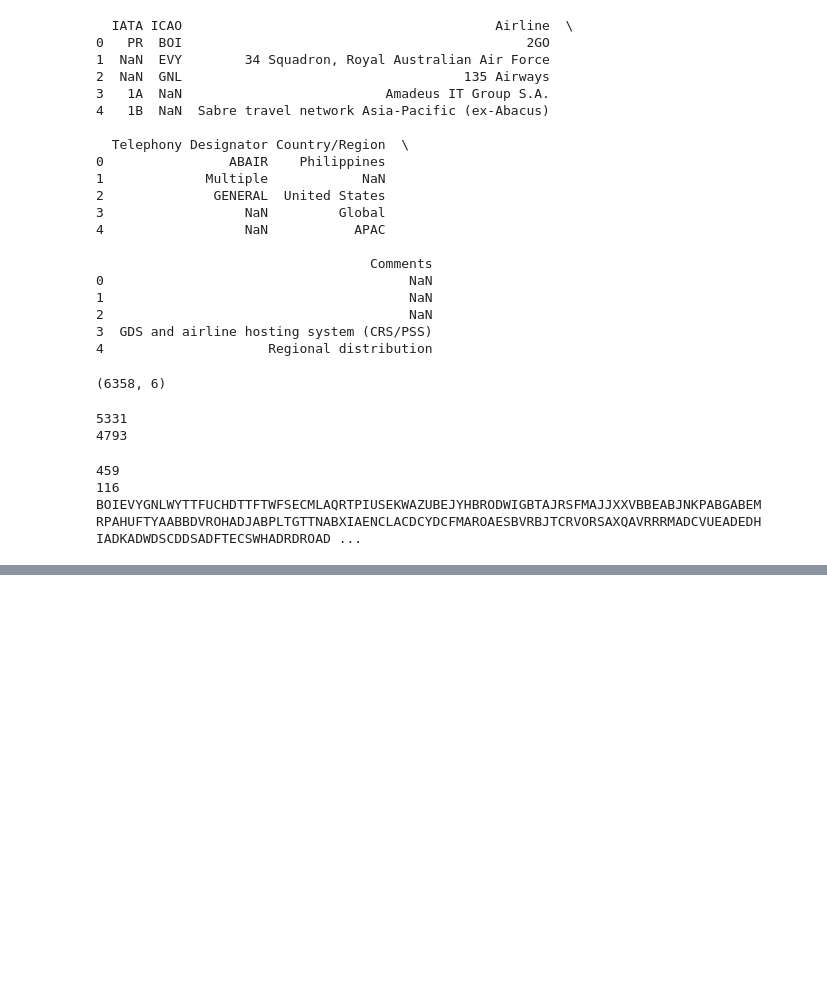
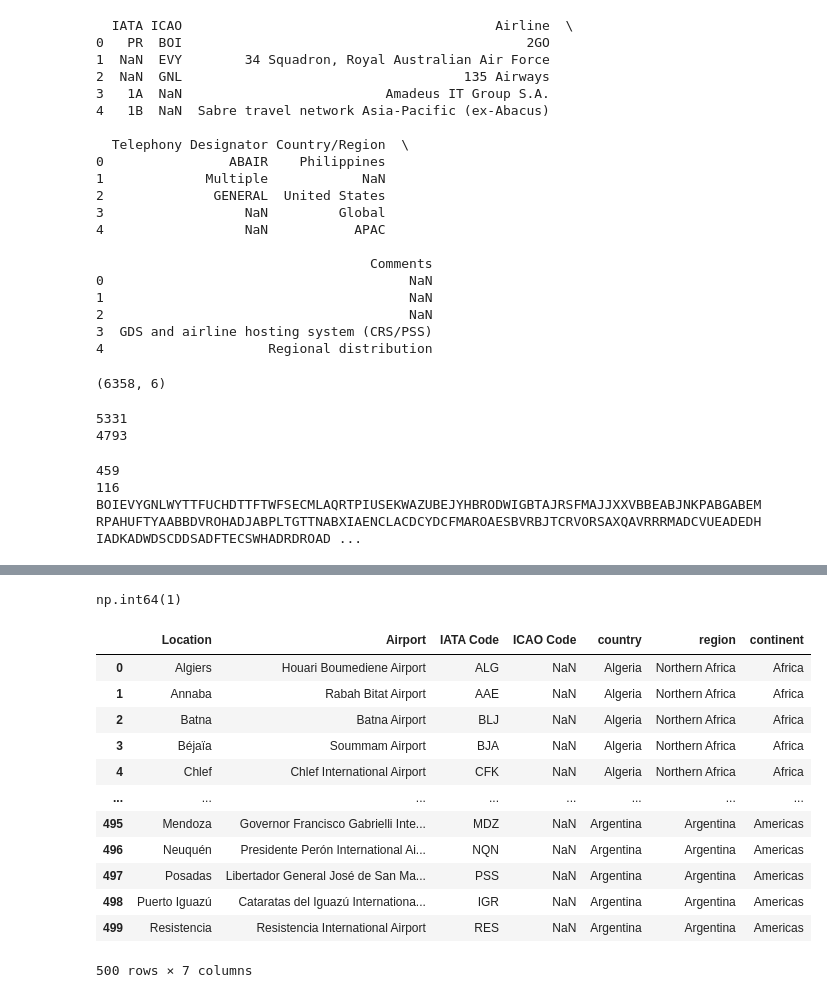
Before and after one commit to FellanNokes/Flight_Punctuality_Analytics_Lab, a Jupyter notebook: EDA/wikipedia_scrape.ipynb, the cells around one changed output, grey strips where cells are left out. Cells and saved outputs as stored; diff of their text form; code cells hidden in the pictures; blank space fills up the shorter version.

```diff
--- a/EDA/wikipedia_scrape.ipynb
+++ b/EDA/wikipedia_scrape.ipynb
@@ -73,0 +71,8 @@ df_airlines.head()
+# %%
+import requests
+
+airport_url = "https://en.wikipedia.org/wiki/List_of_international_airports_by_country"
+
+headers = {"User-Agent": "airport-codes-scraper/0.1 (your@email.com)"}
+airport_resp = requests.get(airport_url, headers=headers, timeout=30)
+airport_resp.raise_for_status()
@@ -73,0 +98,18 @@ df_airlines.head()
+# %%
+from bs4 import BeautifulSoup
+from io import StringIO
+import pandas as pd
+
+soup = BeautifulSoup(airport_resp.text, "lxml")
+
+frames = []
+
+for table in soup.select("table.wikitable"):
+    df = pd.read_html(StringIO(str(table)))[0]
+
+    df["country"] = table.find_previous(["h3", "h4"]).get_text(strip=True)
+    df["continent"] = table.find_previous("h2").get_text(strip=True)
+
+    frames.append(df)
+
+df_airports = pd.concat(frames, ignore_index=True)
@@ -73,0 +124,23 @@ df_airlines.head()
+# %%
+df_airports["IATA Code"].isna().sum()
+# %% [output]
+np.int64(1)
+# %%
+
+df_airports_new = df_airports[["Location", "Airport", "IATA Code", "ICAO Code", "country", "region", "continent"]]
+# %%
+df_airports_new.head(500)
+# %% [output]
+|  | Location | Airport | IATA Code | ICAO Code | country | region | continent |
+| 0 | Algiers | Houari Boumediene Airport | ALG | NaN | Algeria | Northern Africa | Africa |
+| 1 | Annaba | Rabah Bitat Airport | AAE | NaN | Algeria | Northern Africa | Africa |
+| 2 | Batna | Batna Airport | BLJ | NaN | Algeria | Northern Africa | Africa |
+| 3 | Béjaïa | Soummam Airport | BJA | NaN | Algeria | Northern Africa | Africa |
+| 4 | Chlef | Chlef International Airport | CFK | NaN | Algeria | Northern Africa | Africa |
+| ... | ... | ... | ... | ... | ... | ... | ... |
+| 495 | Mendoza | Governor Francisco Gabrielli Inte... | MDZ | NaN | Argentina | Argentina | Americas |
+| 496 | Neuquén | Presidente Perón International Ai... | NQN | NaN | Argentina | Argentina | Americas |
+| 497 | Posadas | Libertador General José de San Ma... | PSS | NaN | Argentina | Argentina | Americas |
+| 498 | Puerto Iguazú | Cataratas del Iguazú Internationa... | IGR | NaN | Argentina | Argentina | Americas |
+| 499 | Resistencia | Resistencia International Airport | RES | NaN | Argentina | Argentina | Americas |
+500 rows × 7 columns
```
Also changed, not shown: parts of 5 cells of this notebook.
